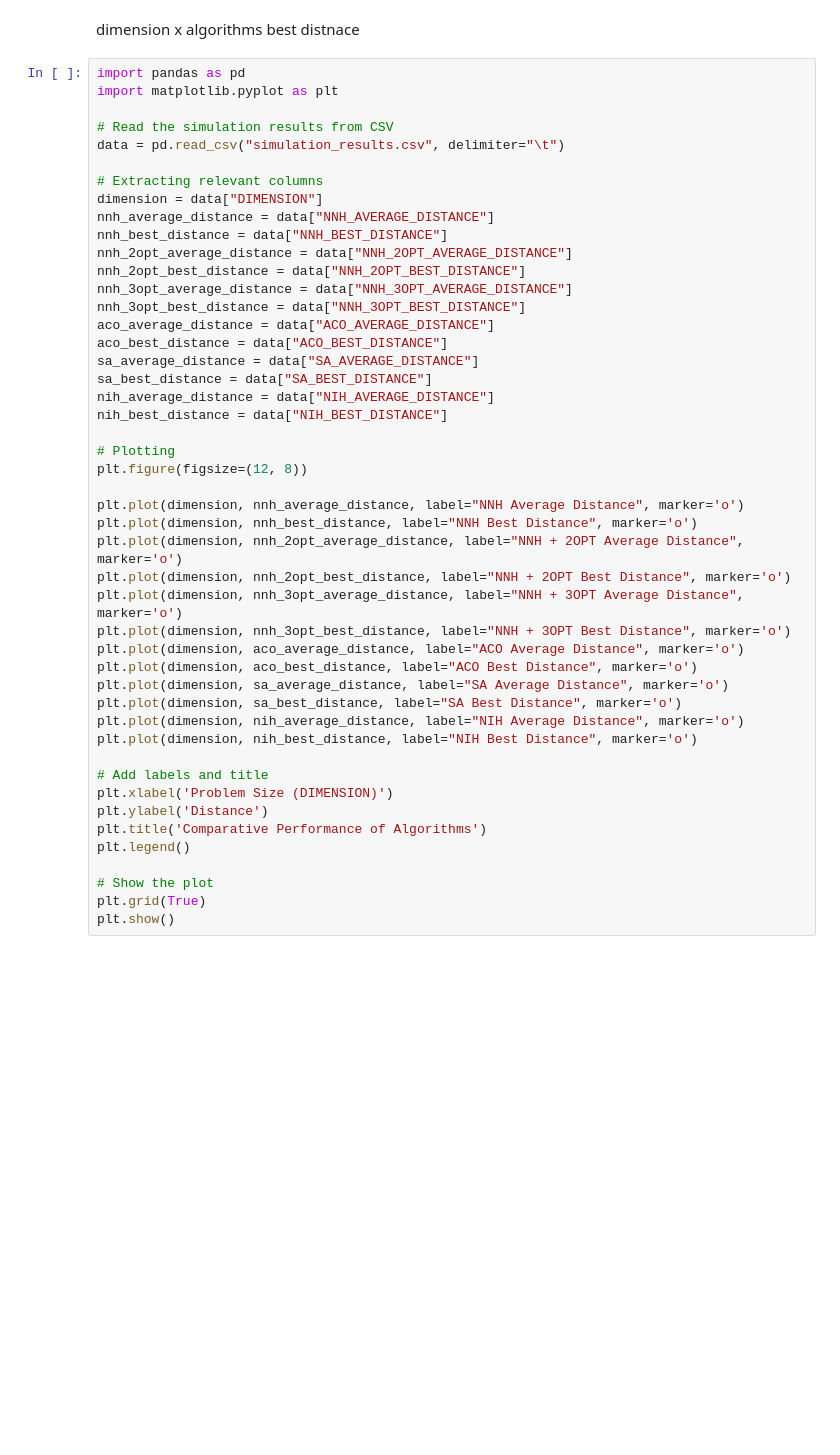
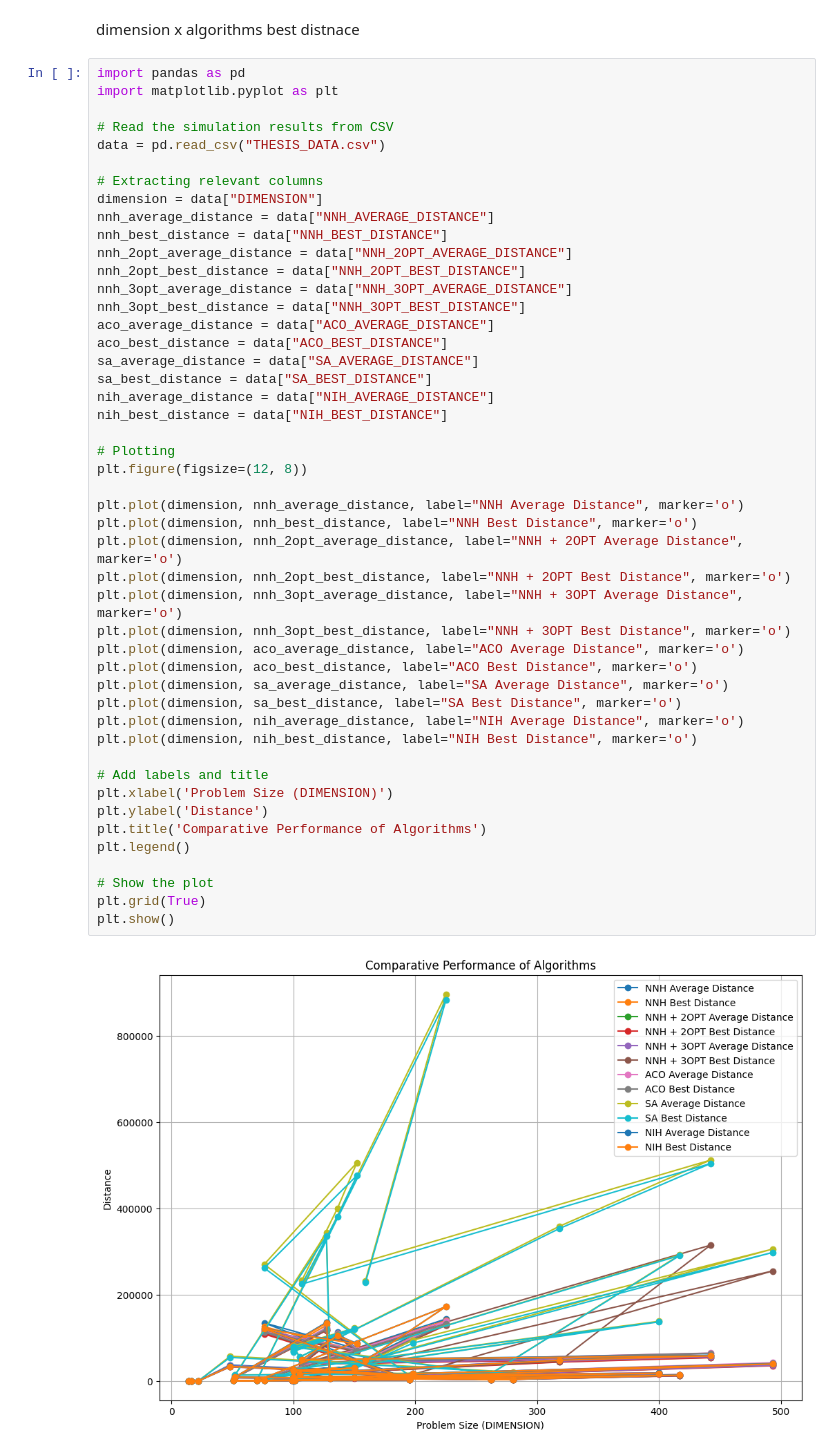
Before and after one commit to Amboyandrey/TSPLIB, a Jupyter notebook: plot.ipynb, the cells around one changed output. Drawn from its saved outputs; the diff is of its cells as text; blank space fills up the shorter version.

```diff
--- a/plot.ipynb
+++ b/plot.ipynb
@@ -73,7 +77,7 @@ import pandas as pd
 import matplotlib.pyplot as plt
 
 # Read the simulation results from CSV
-data = pd.read_csv("simulation_results.csv", delimiter="\t")
+data = pd.read_csv("THESIS_DATA.csv")
 
 # Extracting relevant columns
 dimension = data["DIMENSION"]
@@ -88,31 +92,33 @@ aco_best_distance = data["ACO_BEST_DISTANCE"]
 sa_average_distance = data["SA_AVERAGE_DISTANCE"]
 sa_best_distance = data["SA_BEST_DISTANCE"]
 nih_average_distance = data["NIH_AVERAGE_DISTANCE"]
 nih_best_distance = data["NIH_BEST_DISTANCE"]
 
 # Plotting
 plt.figure(figsize=(12, 8))
 
 plt.plot(dimension, nnh_average_distance, label="NNH Average Distance", marker='o')
 plt.plot(dimension, nnh_best_distance, label="NNH Best Distance", marker='o')
 plt.plot(dimension, nnh_2opt_average_distance, label="NNH + 2OPT Average Distance", marker='o')
 plt.plot(dimension, nnh_2opt_best_distance, label="NNH + 2OPT Best Distance", marker='o')
 plt.plot(dimension, nnh_3opt_average_distance, label="NNH + 3OPT Average Distance", marker='o')
 plt.plot(dimension, nnh_3opt_best_distance, label="NNH + 3OPT Best Distance", marker='o')
 plt.plot(dimension, aco_average_distance, label="ACO Average Distance", marker='o')
 plt.plot(dimension, aco_best_distance, label="ACO Best Distance", marker='o')
 plt.plot(dimension, sa_average_distance, label="SA Average Distance", marker='o')
 plt.plot(dimension, sa_best_distance, label="SA Best Distance", marker='o')
 plt.plot(dimension, nih_average_distance, label="NIH Average Distance", marker='o')
 plt.plot(dimension, nih_best_distance, label="NIH Best Distance", marker='o')
 
 # Add labels and title
 plt.xlabel('Problem Size (DIMENSION)')
 plt.ylabel('Distance')
 plt.title('Comparative Performance of Algorithms')
 plt.legend()
 
 # Show the plot
 plt.grid(True)
 plt.show()
+# %% [output]
+[figure, added]
 # %% [markdown]
```
Also changed, not shown: parts of 4 cells of this notebook, 4 other files.
